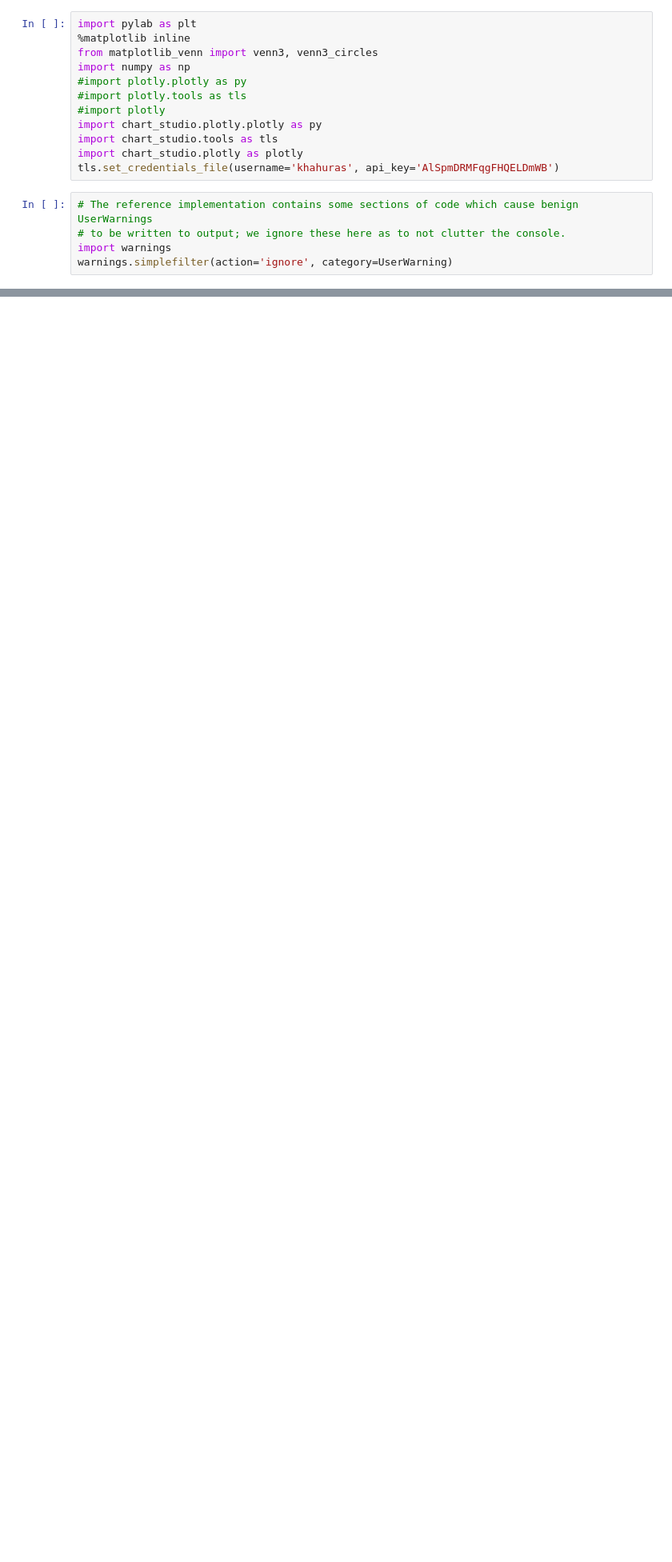
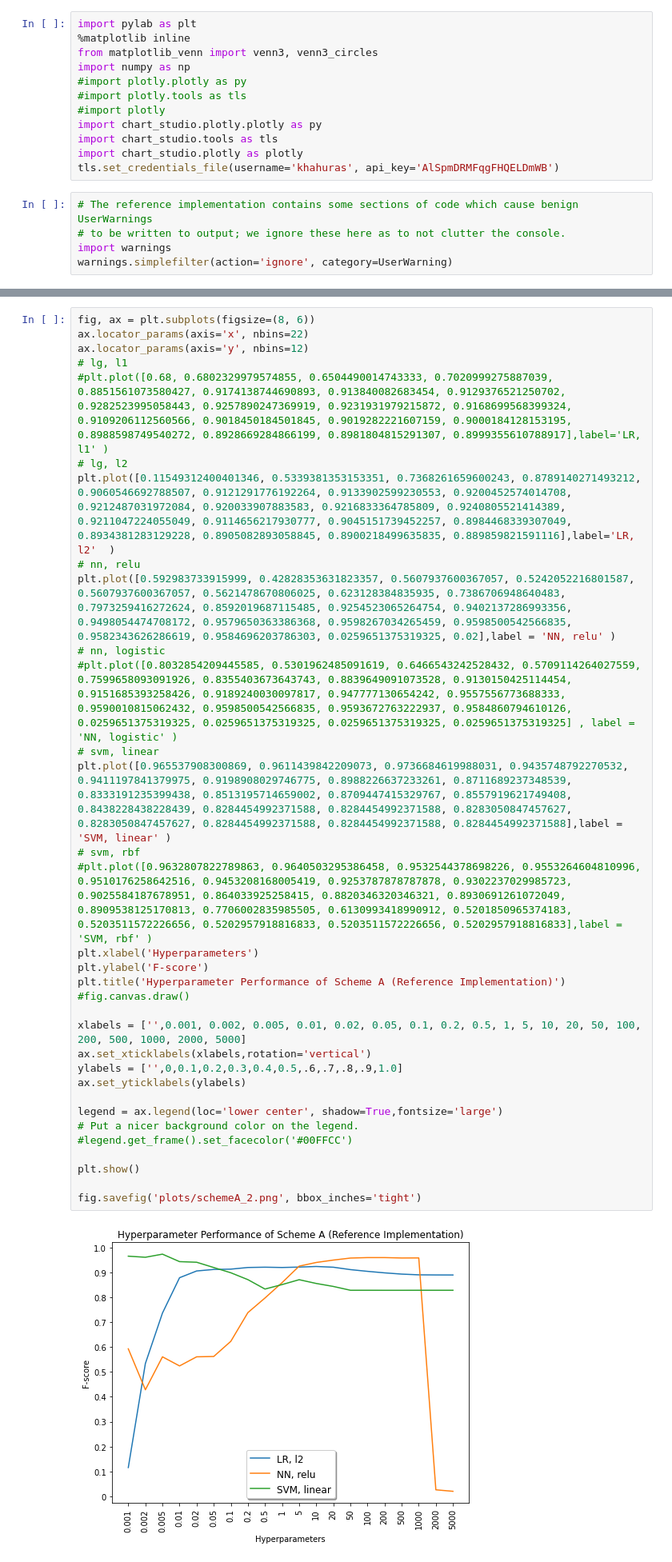
Before and after one commit to smchenry-illinois/CS598-Project, a Jupyter notebook: Plots.ipynb, the cells around one changed output, grey strips where cells are left out. Shown at 80% size. Saved outputs shown, nothing was run; the diff lists cells and outputs as text; blank space fills up the shorter version.

```diff
--- a/Plots.ipynb
+++ b/Plots.ipynb
@@ -201,2 +201,37 @@ fig.savefig('schemeB_student_1.png', bbox_inches='tight')
 # %% [output]
 [figure]
+# %%
+fig, ax = plt.subplots(figsize=(8, 6))
+ax.locator_params(axis='x', nbins=22)
+ax.locator_params(axis='y', nbins=12)
+# lg, l1
+#plt.plot([0.68, 0.6802329979574855, 0.6504490014743333, 0.7020999275887039, 0.8851561073580427, 0.9174138744690893, 0.913840082683454, 0.9129376521250702, 0.9282523995058443, 0.9257890247369919, 0.9231931979215872, 0.9168699568399324, 0.9109206112560566, 0.9018450184501845, 0.9019282221607159, 0.9000184128153195, 0.8988598749540272, 0.8928669284866199, 0.8981804815291307, 0.8999355610788917],label='LR, l1' )
+# lg, l2
+plt.plot([0.11549312400401346, 0.5339381353153351, 0.7368261659600243, 0.8789140271493212, 0.9060546692788507, 0.9121291776192264, 0.9133902599230553, 0.9200452574014708, 0.9212487031972084, 0.920033907883583, 0.9216833364785809, 0.9240805521414389, 0.9211047224055049, 0.9114656217930777, 0.9045151739452257, 0.8984468339307049, 0.8934381283129228, 0.8905082893058845, 0.8900218499635835, 0.889859821591116],label='LR, l2'  )
+# nn, relu
+plt.plot([0.592983733915999, 0.42828353631823357, 0.5607937600367057, 0.5242052216801587, 0.5607937600367057, 0.5621478670806025, 0.623128384835935, 0.7386706948640483, 0.7973259416272624, 0.8592019687115485, 0.9254523065264754, 0.9402137286993356, 0.9498054474708172, 0.9579650363386368, 0.9598267034265459, 0.9598500542566835, 0.9582343626286619, 0.9584696203786303, 0.0259651375319325, 0.02],label = 'NN, relu' )
+# nn, logistic
+#plt.plot([0.8032854209445585, 0.5301962485091619, 0.6466543242528432, 0.5709114264027559, 0.7599658093091926, 0.8355403673643743, 0.8839649091073528, 0.9130150425114454, 0.9151685393258426, 0.9189240030097817, 0.947777130654242, 0.9557556773688333, 0.9590010815062432, 0.9598500542566835, 0.9593672763222937, 0.9584860794610126, 0.0259651375319325, 0.0259651375319325, 0.0259651375319325, 0.0259651375319325] , label = 'NN, logistic' )
+# svm, linear
+plt.plot([0.965537908300869, 0.9611439842209073, 0.9736684619988031, 0.9435748792270532, 0.9411197841379975, 0.9198908029746775, 0.8988226637233261, 0.8711689237348539, 0.8333191235399438, 0.8513195714659002, 0.8709447415329767, 0.8557919621749408, 0.8438228438228439, 0.8284454992371588, 0.8284454992371588, 0.8283050847457627, 0.8283050847457627, 0.8284454992371588, 0.8284454992371588, 0.8284454992371588],label = 'SVM, linear' )
+# svm, rbf
+#plt.plot([0.9632807822789863, 0.9640503295386458, 0.9532544378698226, 0.9553264604810996, 0.9510176258642516, 0.9453208168005419, 0.9253787878787878, 0.9302237029985723, 0.9025584187678951, 0.864033925258415, 0.8820346320346321, 0.8930691261072049, 0.8909538125170813, 0.7706002835985505, 0.6130993418990912, 0.5201850965374183, 0.5203511572226656, 0.5202957918816833, 0.5203511572226656, 0.5202957918816833],label = 'SVM, rbf' )
+plt.xlabel('Hyperparameters')
+plt.ylabel('F-score')
+plt.title('Hyperparameter Performance of Scheme A (Reference Implementation)')
+#fig.canvas.draw()
+
+xlabels = ['',0.001, 0.002, 0.005, 0.01, 0.02, 0.05, 0.1, 0.2, 0.5, 1, 5, 10, 20, 50, 100, 200, 500, 1000, 2000, 5000]
+ax.set_xticklabels(xlabels,rotation='vertical')
+ylabels = ['',0,0.1,0.2,0.3,0.4,0.5,.6,.7,.8,.9,1.0]
+ax.set_yticklabels(ylabels)
+
+legend = ax.legend(loc='lower center', shadow=True,fontsize='large')
+# Put a nicer background color on the legend.
+#legend.get_frame().set_facecolor('#00FFCC')
+
+plt.show()
+
+fig.savefig('plots/schemeA_2.png', bbox_inches='tight')
+# %% [output]
+[figure, added]
```
Also changed, not shown: parts of 7 cells of this notebook, 9 other files.
